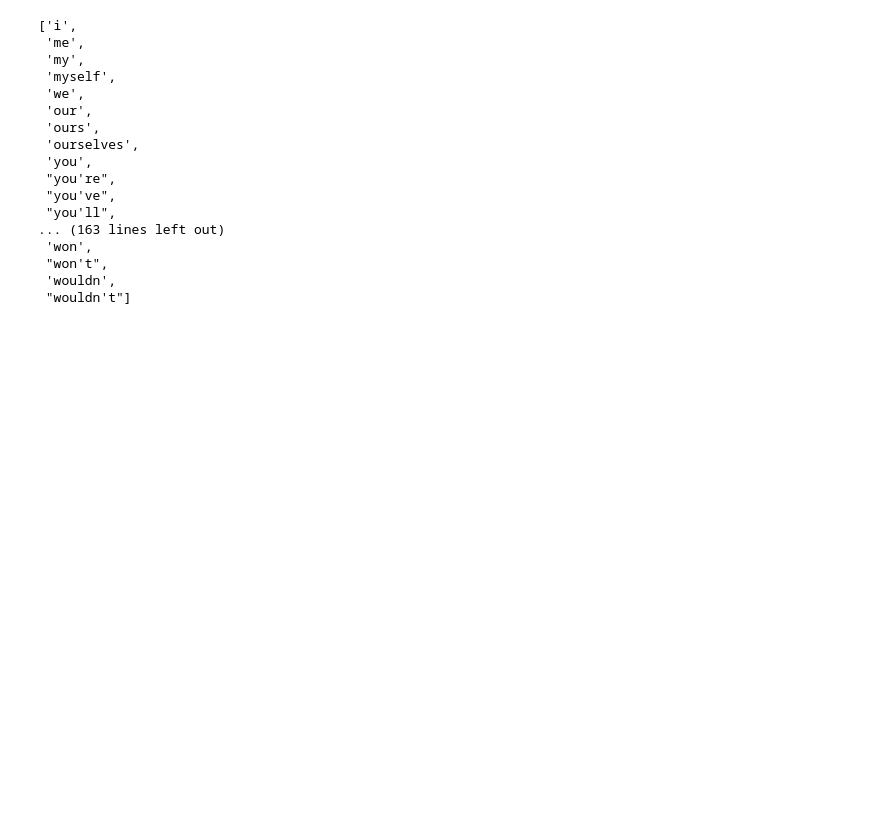
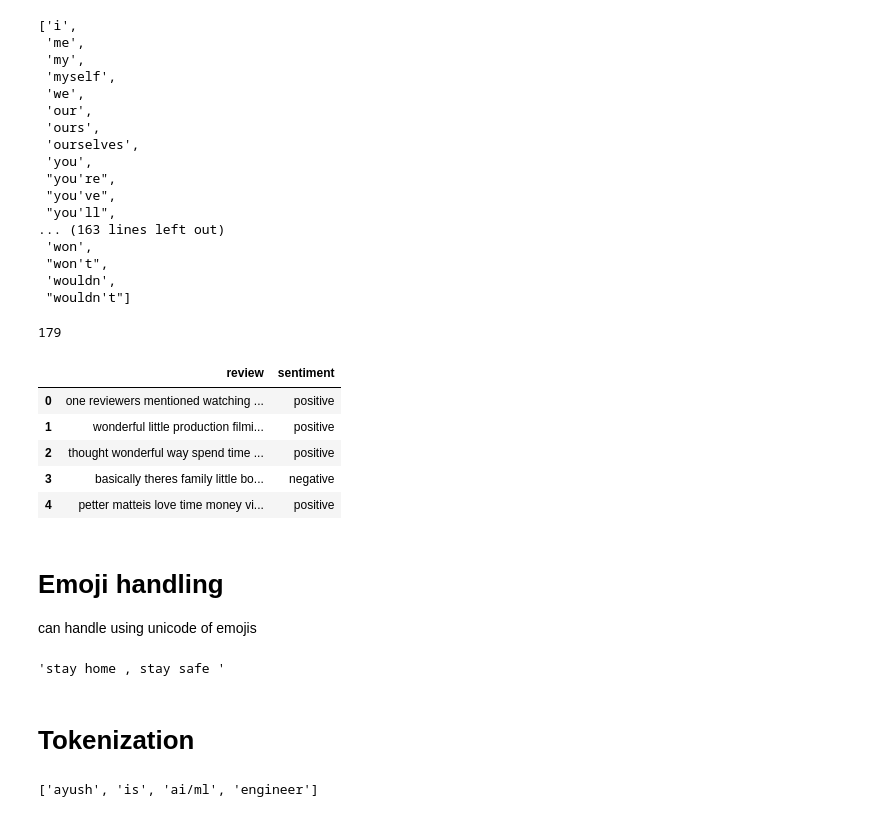
Before and after one commit to ayush9492/GenAi, a Jupyter notebook: text_preprocessing.ipynb, the cells around one changed output. Cells and saved outputs as stored; diff of their text form; code cells hidden in the pictures; blank space fills up the shorter version.

```diff
--- a/text_preprocessing.ipynb
+++ b/text_preprocessing.ipynb
@@ -7,7 +15,7 @@
 # %%
 import pandas as pd
 # %%
-data_path = "/content/IMDB Dataset.csv"
+data_path = "/content/drive/MyDrive/IMDB Dataset.csv"
 # %%
 df = pd.read_csv(data_path)
 # %%
@@ -214,3 +222,33 @@ stopwords.words('english')
  "won't",
  'wouldn',
  "wouldn't"]
+# %%
+len(stopwords.words('english'))
+# %% [output]
+179
+# %%
+def stopwords_remove(text):
+  new_text = []
+  for word in text.split():
+    if word in stopwords.words('english'):
+      new_text.append('')
+    else:
+      new_text.append(word)
+  x = new_text[:]
+  new_text.clear()
+  return " ".join(x)
+# %%
+df['review']=df['review'].apply(stopwords_remove)
+# %%
+df.head()
+# %% [output]
+|  | review | sentiment |
+| 0 | one reviewers mentioned watching ... | positive |
+| 1 | wonderful little production filmi... | positive |
+| 2 | thought wonderful way spend time ... | positive |
+| 3 | basically theres family little bo... | negative |
+| 4 | petter matteis love time money vi... | positive |
+# %% [markdown]
+# Emoji handling
+
+can handle using unicode of emojis
@@ -216,0 +270,12 @@ stopwords.words('english')
+# %%
+remove_emoji("stay home 😂, stay safe 😇")
+# %% [output]
+'stay home , stay safe '
+# %% [markdown]
+# Tokenization
+# %%
+# word tokenization
+a = "ayush is ai/ml engineer"
+a.split()
+# %% [output]
+['ayush', 'is', 'ai/ml', 'engineer']
```
Also changed, not shown: parts of 25 cells of this notebook.
